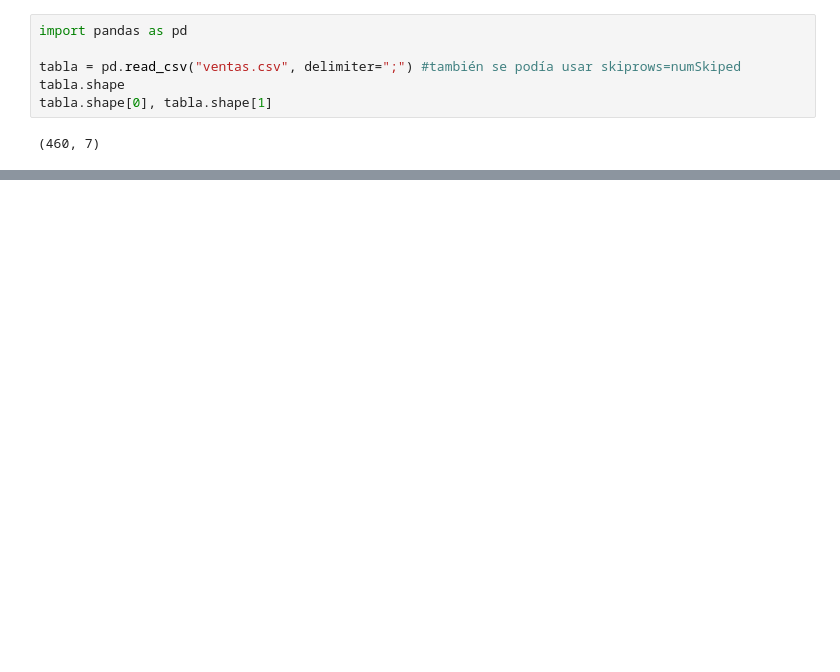
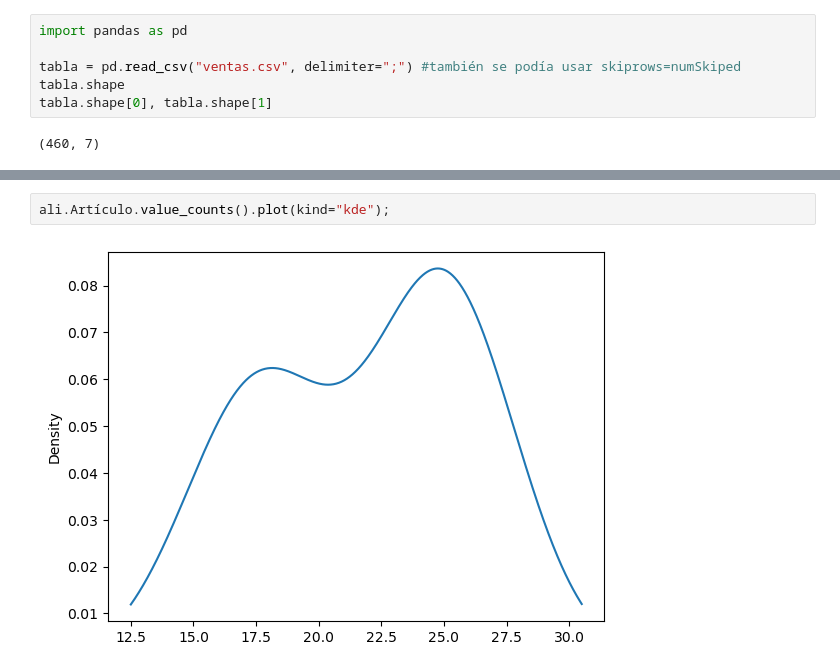
Before and after one commit to jayounghoyos/An-lisis-de-Datos-con-Pandas-y-Python, a Jupyter notebook: dataframes.ipynb, the cells around one changed output, grey strips where cells are left out. Drawn from its saved outputs; the diff is of its cells as text; blank space fills up the shorter version.

```diff
--- a/dataframes.ipynb
+++ b/dataframes.ipynb
@@ -28,0 +132,4 @@ tabla.tail()#numero de las
+# %%
+ali.Artículo.value_counts().plot(kind="kde");
+# %% [output]
+[figure, added]
```
Also changed, not shown: parts of 15 cells of this notebook, 2 other files.
